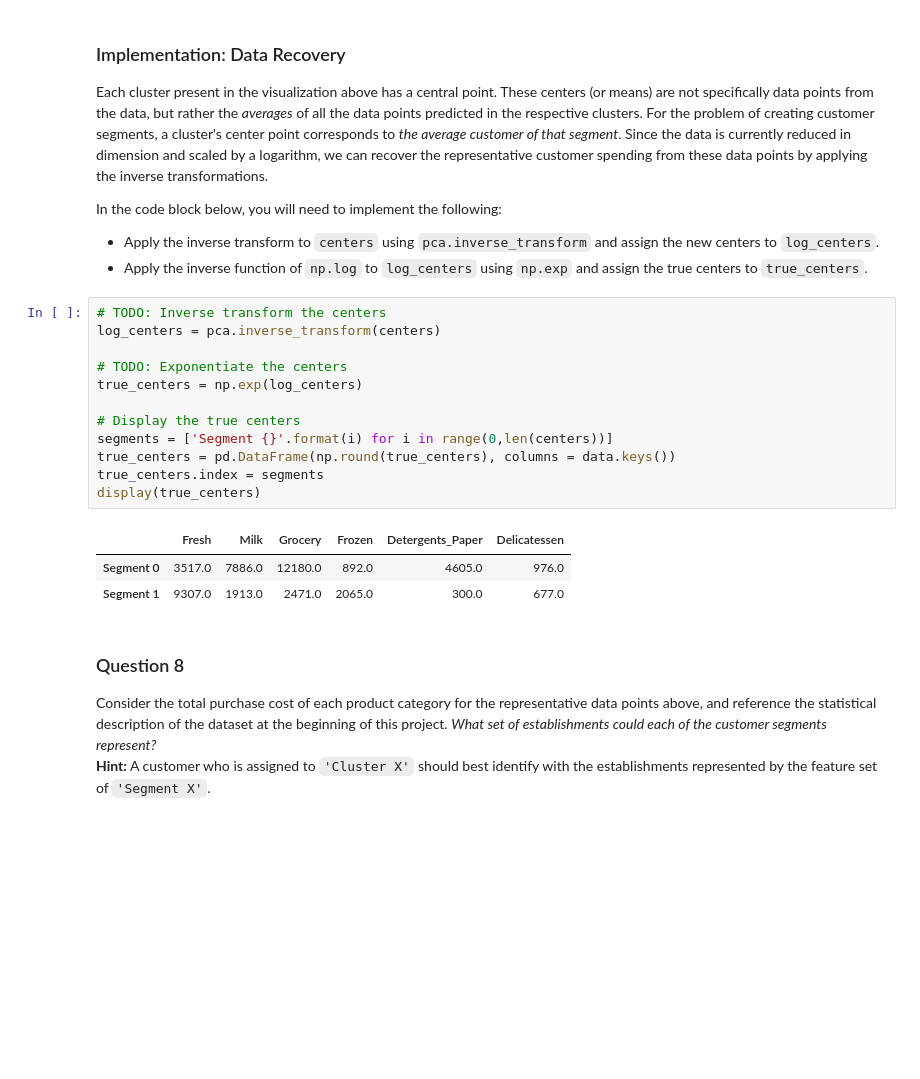
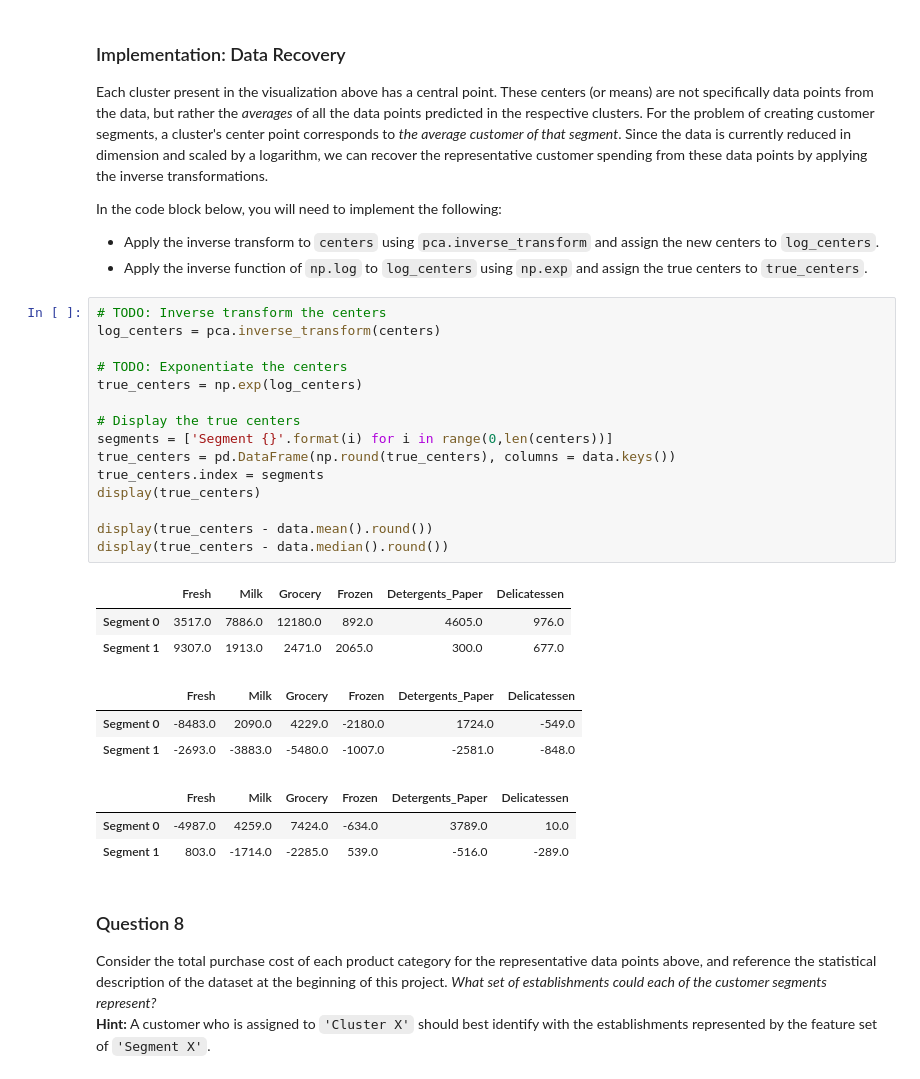
Before and after one commit to nikhilper/machine-learning, a Jupyter notebook: projects/creating_customer_segments/customer_segments.ipynb, the cells around one changed output. Cells and saved outputs as stored; diff of their text form; blank space fills up the shorter version.

Commit message:
Revised - Customer Segmentation

```diff
--- a/projects/creating_customer_segments/customer_segments.ipynb
+++ b/projects/creating_customer_segments/customer_segments.ipynb
@@ -417,19 +452,28 @@ In the code block below, you will need to implement the following:
 # %%
 # TODO: Inverse transform the centers
 log_centers = pca.inverse_transform(centers)
 
 # TODO: Exponentiate the centers
 true_centers = np.exp(log_centers)
 
 # Display the true centers
 segments = ['Segment {}'.format(i) for i in range(0,len(centers))]
 true_centers = pd.DataFrame(np.round(true_centers), columns = data.keys())
 true_centers.index = segments
 display(true_centers)
+
+display(true_centers - data.mean().round())
+display(true_centers - data.median().round())
 # %% [output]
 |  | Fresh | Milk | Grocery | Frozen | Detergents_Paper | Delicatessen |
 | Segment 0 | 3517.0 | 7886.0 | 12180.0 | 892.0 | 4605.0 | 976.0 |
 | Segment 1 | 9307.0 | 1913.0 | 2471.0 | 2065.0 | 300.0 | 677.0 |
+|  | Fresh | Milk | Grocery | Frozen | Detergents_Paper | Delicatessen |
+| Segment 0 | -8483.0 | 2090.0 | 4229.0 | -2180.0 | 1724.0 | -549.0 |
+| Segment 1 | -2693.0 | -3883.0 | -5480.0 | -1007.0 | -2581.0 | -848.0 |
+|  | Fresh | Milk | Grocery | Frozen | Detergents_Paper | Delicatessen |
+| Segment 0 | -4987.0 | 4259.0 | 7424.0 | -634.0 | 3789.0 | 10.0 |
+| Segment 1 | 803.0 | -1714.0 | -2285.0 | 539.0 | -516.0 | -289.0 |
 # %% [markdown]
 ### Question 8
 Consider the total purchase cost of each product category for the representative data points above, and reference the statistical description of the dataset at the beginning of this project. *What set of establishments could each of the customer segments represent?*
```
Also changed, not shown: parts of 13 cells of this notebook, 2 other files.
